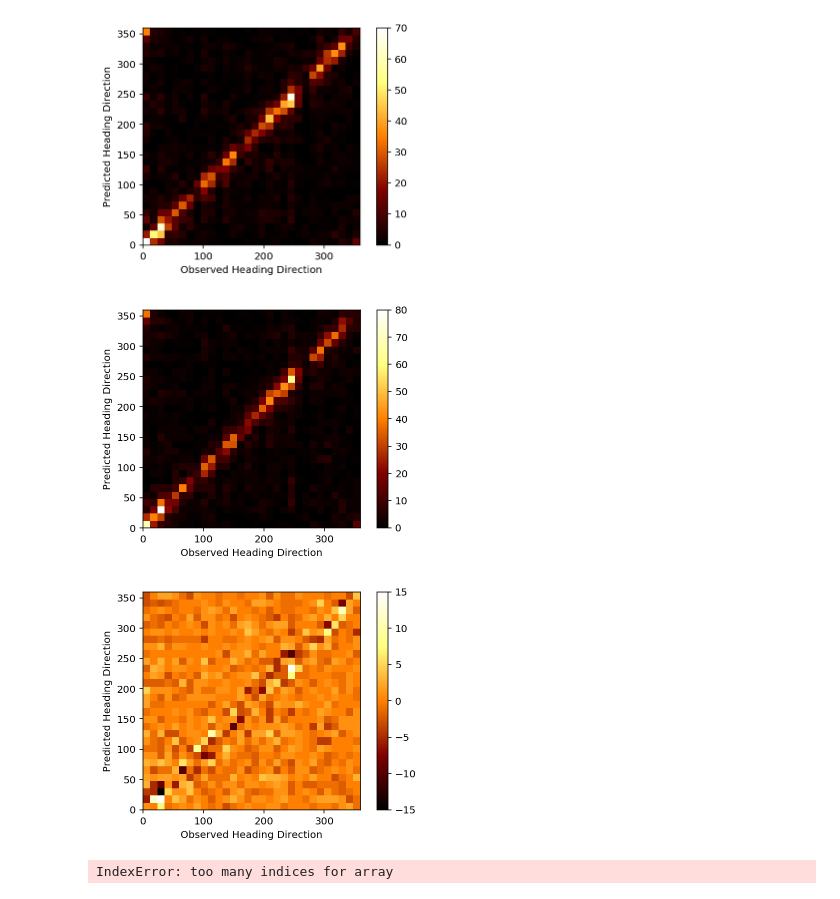
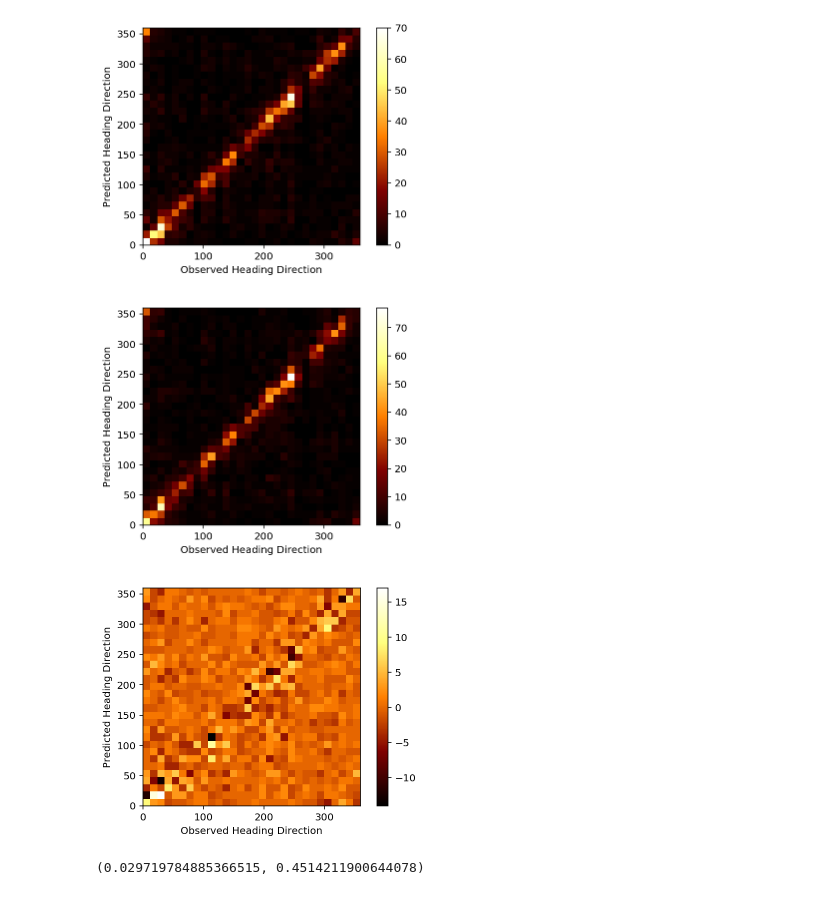
Before and after one commit to DanielHHowell/Grid-Cell, a Jupyter notebook: sub-bulk-main.ipynb, the cells around one changed output. Drawn from its saved outputs; the diff is of its cells as text; code cells hidden in the pictures.

```diff
--- a/sub-bulk-main.ipynb
+++ b/sub-bulk-main.ipynb
@@ -36,9 +36,6 @@ for trial in range(1,8):
 
     #XYspkT
     XYspkT = np.loadtxt(dir+str(trial)+'/XYspkT.csv', delimiter=',')
-
-    #xyPos
-    xyPos = np.loadtxt(dir+str(trial)+'/xyPos.csv', delimiter=',')
 
     #Phase
     phase = np.loadtxt(dir+str(trial)+'/Phase.csv', delimiter=',')
@@ -50,7 +47,7 @@ for trial in range(1,8):
     #Flipping to align + stripping erraneous values
     #raw_mpm = np.flip(raw,axis=0)
 
-    run = sub_bulk_analysis_mpm.gridCells(XYspkT, xyPos, phase, spkT, 'temporal', control=False)
+    run = sub_bulk_analysis_mpm.gridCells(XYspkT, phase, spkT, 'temporal', control=False)
     run.phase_analysis()
     true_angles.append(run.angles)
     h1.append(run.heatmap)
@@ -62,9 +59,6 @@ for trial in range(1,8):
 
     #XYspkT
     XYspkT = np.loadtxt(dir+str(trial)+'/XYspkT.csv', delimiter=',')
-
-    #xyPos
-    xyPos = np.loadtxt(dir+str(trial)+'/xyPos.csv', delimiter=',')
 
     #Phase
     phase = np.loadtxt(dir+str(trial)+'/Phase.csv', delimiter=',')
@@ -76,7 +70,7 @@ for trial in range(1,8):
     #Flipping to align + stripping erraneous values
     #raw_mpm = np.flip(raw,axis=0)
 
-    run = sub_bulk_analysis_mpm.gridCells(XYspkT, xyPos, phase, spkT, 'temporal', control=True)
+    run = sub_bulk_analysis_mpm.gridCells(XYspkT, phase, spkT, 'temporal', control=True)
     run.phase_analysis()
     false_angles.append(run.angles)
     h2.append(run.heatmap)
@@ -112,24 +106,21 @@ plt.ylabel('Predicted Heading Direction')
 plt.xlabel('Observed Heading Direction')
 plt.show()
 # %% [output]
-[figure, old version]
+[figure, new version]
 # %%
-heatmap, xedges, yedges = np.histogram2d(true_angles, true_angles, bins=30)
+heatmap, xedges, yedges = np.histogram2d(true_angles[:,0], true_angles[:,1], bins=30)
 extent = [xedges[0], xedges[-1], yedges[0], yedges[-1]]
 diff = all_h1.T-all_h2.T
 
 
 plt.clf()
 plt.imshow(diff, extent=extent, origin='lower', cmap='afmhot')
 plt.colorbar()
 plt.ylabel('Predicted Heading Direction')
 plt.xlabel('Observed Heading Direction')
 plt.show()
 # %% [output]
-[figure, old version]
+[figure, new version]
 # %%
-from scipy.stats import pearsonr
-print(pearsonr(true_angles[:,0], true_angles[:,1]))
-print(pearsonr(false_angles[:,0], false_angles[:,1]))
+tdiff = np.radians(true_angles[:,0]-true_angles[:,1])
+fdiff = np.radians(false_angles[:,0]-false_angles[:,1])
-# %% [output]
-IndexError: too many indices for array
@@ -135,0 +129,4 @@ IndexError: too many indices for array
+# %%
+astropy.stats.kuiper_two(tdiff,fdiff)
+# %% [output]
+(0.029719784885366515, 0.4514211900644078)
```
Also changed, not shown: parts of 1 cell of this notebook, 2 other files.
